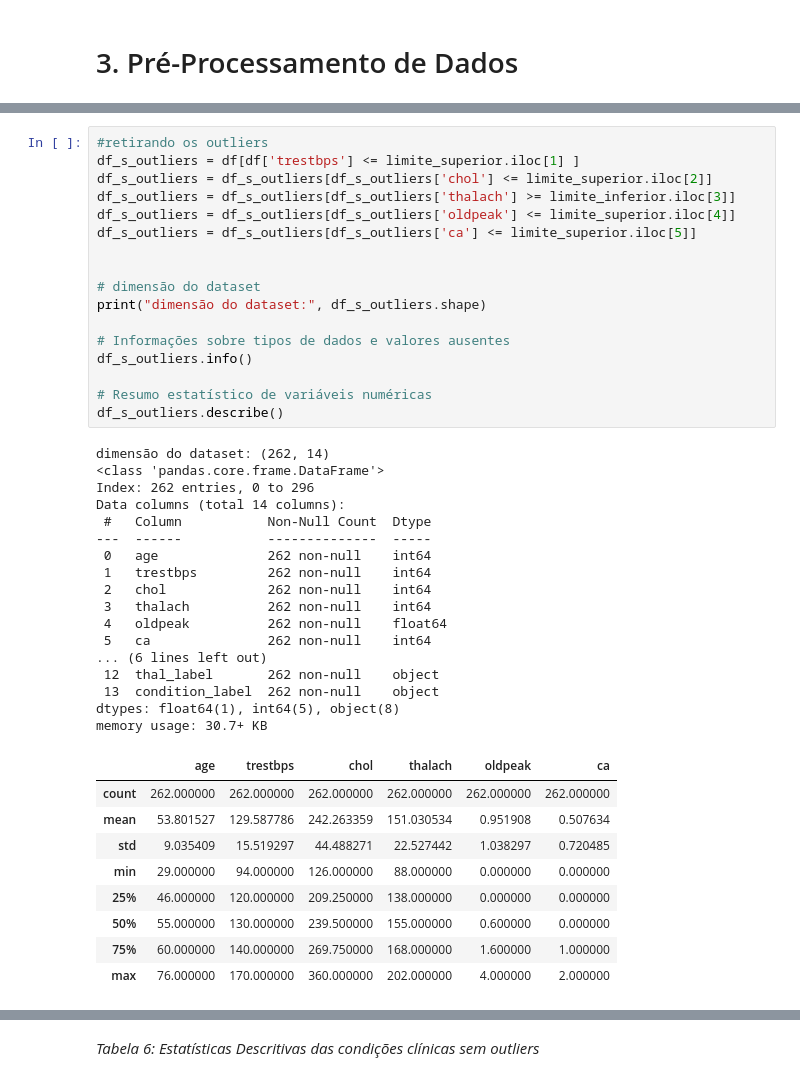
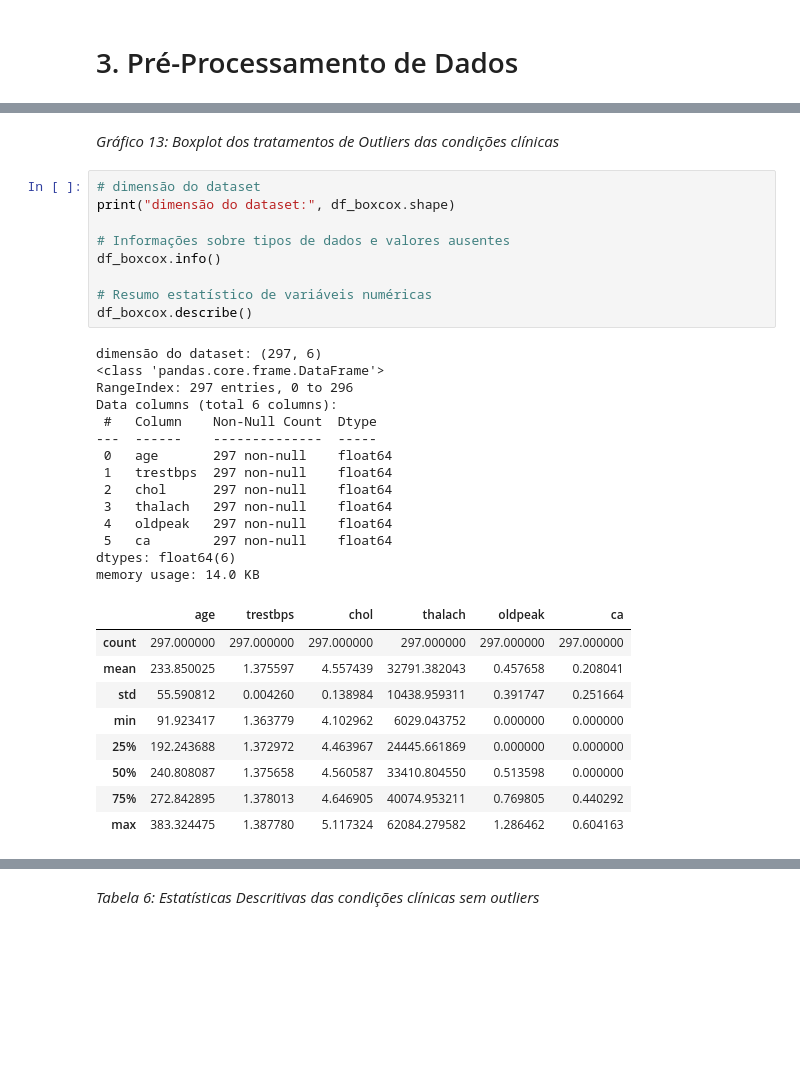
Before and after one commit to luiscpl/PUC_MVP, a Jupyter notebook: MVP_LUIS_CLAUDIO.ipynb, the cells around one changed output, grey strips where cells are left out. Drawn from its saved outputs; the diff is of its cells as text; blank space fills up the shorter version.

```diff
--- a/MVP_LUIS_CLAUDIO.ipynb
+++ b/MVP_LUIS_CLAUDIO.ipynb
@@ -798,15 +866,9 @@ Pode-se observar, que o Dataset incialmente possui 297 linhas e abaixo será fei
+# %% [markdown]
+*Gráfico 13: Boxplot dos tratamentos de Outliers das condições clínicas*
 # %%
-#retirando os outliers
-df_s_outliers = df[df['trestbps'] <= limite_superior.iloc[1] ]
-df_s_outliers = df_s_outliers[df_s_outliers['chol'] <= limite_superior.iloc[2]]
-df_s_outliers = df_s_outliers[df_s_outliers['thalach'] >= limite_inferior.iloc[3]]
-df_s_outliers = df_s_outliers[df_s_outliers['oldpeak'] <= limite_superior.iloc[4]]
-df_s_outliers = df_s_outliers[df_s_outliers['ca'] <= limite_superior.iloc[5]]
-
-
 # dimensão do dataset
-print("dimensão do dataset:", df_s_outliers.shape)
+print("dimensão do dataset:", df_boxcox.shape)
 
 # Informações sobre tipos de dados e valores ausentes
-df_s_outliers.info()
+df_boxcox.info()
 
@@ -814,30 +876,27 @@ df_s_outliers.info()
-df_s_outliers.describe()
+df_boxcox.describe()
 # %% [output]
-dimensão do dataset: (262, 14)
+dimensão do dataset: (297, 6)
 <class 'pandas.core.frame.DataFrame'>
-Index: 262 entries, 0 to 296
-Data columns (total 14 columns):
- #   Column           Non-Null Count  Dtype
----  ------           --------------  -----
- 0   age              262 non-null    int64
- 1   trestbps         262 non-null    int64
- 2   chol             262 non-null    int64
- 3   thalach          262 non-null    int64
- 4   oldpeak          262 non-null    float64
- 5   ca               262 non-null    int64
-... (6 lines left out)
- 12  thal_label       262 non-null    object
- 13  condition_label  262 non-null    object
-dtypes: float64(1), int64(5), object(8)
-memory usage: 30.7+ KB
+RangeIndex: 297 entries, 0 to 296
+Data columns (total 6 columns):
+ #   Column    Non-Null Count  Dtype
+---  ------    --------------  -----
+ 0   age       297 non-null    float64
+ 1   trestbps  297 non-null    float64
+ 2   chol      297 non-null    float64
+ 3   thalach   297 non-null    float64
+ 4   oldpeak   297 non-null    float64
+ 5   ca        297 non-null    float64
+dtypes: float64(6)
+memory usage: 14.0 KB
 |  | age | trestbps | chol | thalach | oldpeak | ca |
-| count | 262.000000 | 262.000000 | 262.000000 | 262.000000 | 262.000000 | 262.000000 |
-| mean | 53.801527 | 129.587786 | 242.263359 | 151.030534 | 0.951908 | 0.507634 |
-| std | 9.035409 | 15.519297 | 44.488271 | 22.527442 | 1.038297 | 0.720485 |
-| min | 29.000000 | 94.000000 | 126.000000 | 88.000000 | 0.000000 | 0.000000 |
-| 25% | 46.000000 | 120.000000 | 209.250000 | 138.000000 | 0.000000 | 0.000000 |
-| 50% | 55.000000 | 130.000000 | 239.500000 | 155.000000 | 0.600000 | 0.000000 |
-| 75% | 60.000000 | 140.000000 | 269.750000 | 168.000000 | 1.600000 | 1.000000 |
-| max | 76.000000 | 170.000000 | 360.000000 | 202.000000 | 4.000000 | 2.000000 |
+| count | 297.000000 | 297.000000 | 297.000000 | 297.000000 | 297.000000 | 297.000000 |
+| mean | 233.850025 | 1.375597 | 4.557439 | 32791.382043 | 0.457658 | 0.208041 |
+| std | 55.590812 | 0.004260 | 0.138984 | 10438.959311 | 0.391747 | 0.251664 |
+| min | 91.923417 | 1.363779 | 4.102962 | 6029.043752 | 0.000000 | 0.000000 |
+| 25% | 192.243688 | 1.372972 | 4.463967 | 24445.661869 | 0.000000 | 0.000000 |
+| 50% | 240.808087 | 1.375658 | 4.560587 | 33410.804550 | 0.513598 | 0.000000 |
+| 75% | 272.842895 | 1.378013 | 4.646905 | 40074.953211 | 0.769805 | 0.440292 |
+| max | 383.324475 | 1.387780 | 5.117324 | 62084.279582 | 1.286462 | 0.604163 |
 # %%
 # Calculando o intervalo interquartílico (IQR), limite inferior e limite superior para variáveis numéricas
```
Also changed, not shown: parts of 21 cells of this notebook.
